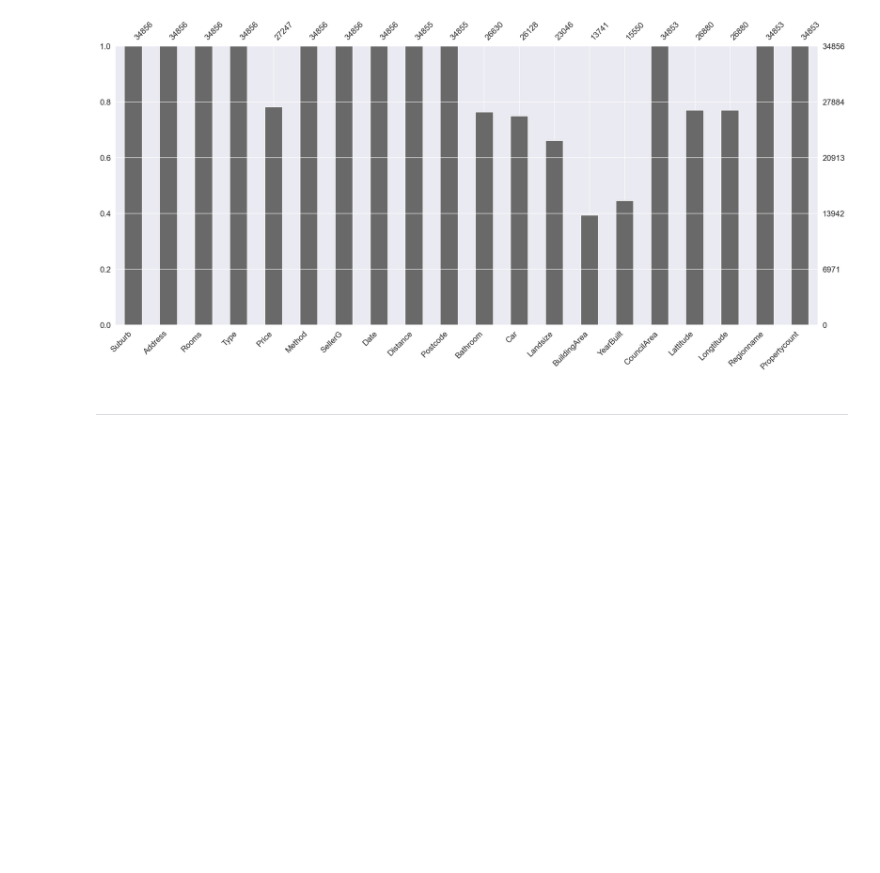
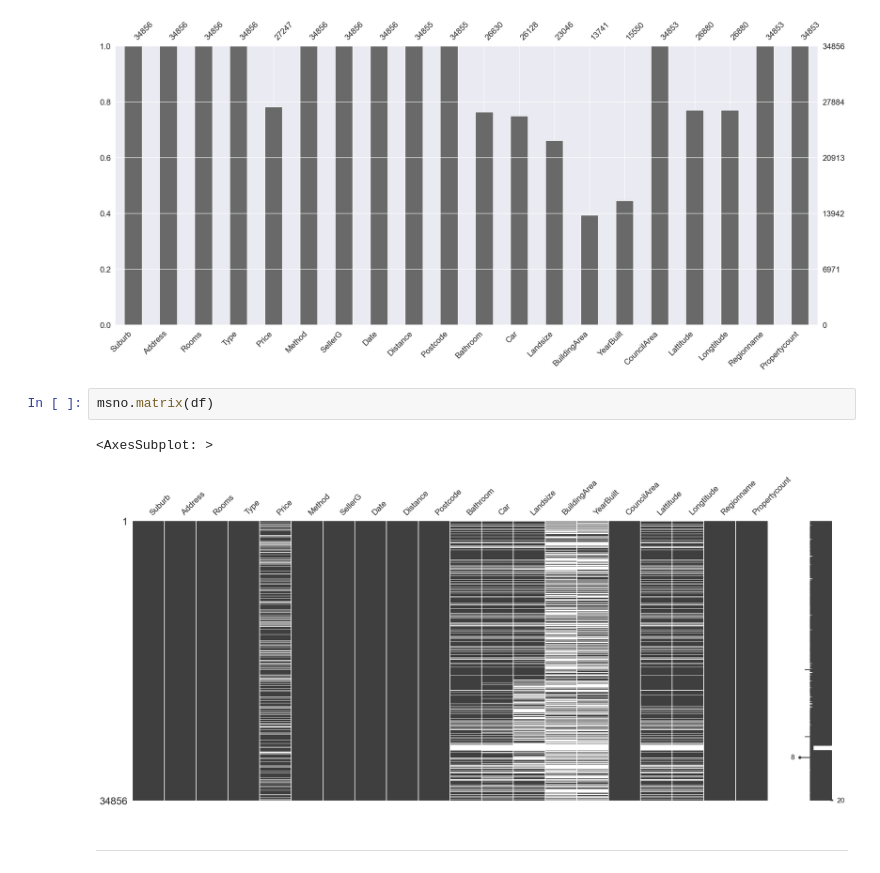
Before and after one commit to Riguini/Melbourne-Housing-Snapshot, a Jupyter notebook: Notebooks/Melbourne_Housing_Dataset.ipynb, the cells around one changed output. Cells and saved outputs as stored; diff of their text form; blank space fills up the shorter version.

```diff
--- a/Notebooks/Melbourne_Housing_Dataset.ipynb
+++ b/Notebooks/Melbourne_Housing_Dataset.ipynb
@@ -187,6 +187,11 @@ msno.bar(df)
 # %% [output]
 <AxesSubplot: >
 [figure]
+# %%
+msno.matrix(df)
+# %% [output]
+<AxesSubplot: >
+[figure, added]
 # %% [markdown]
 ****
 # %% [markdown]
```
